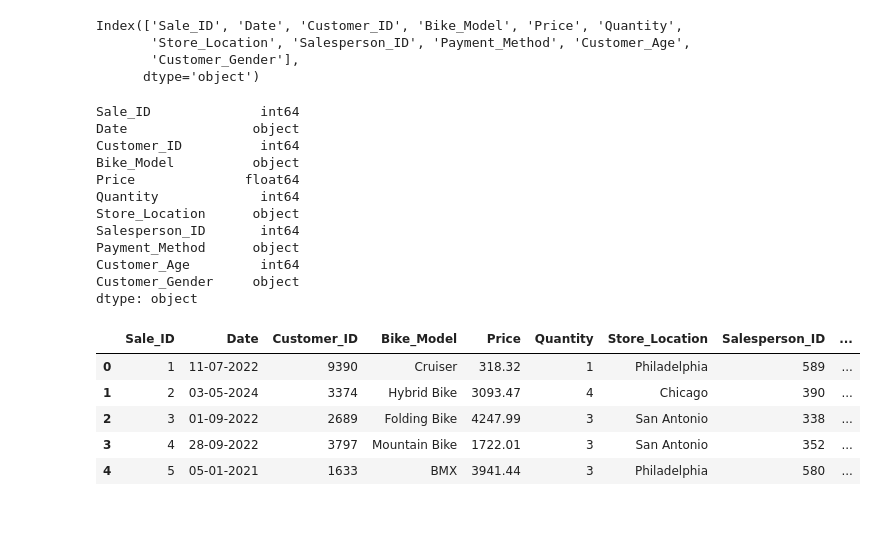
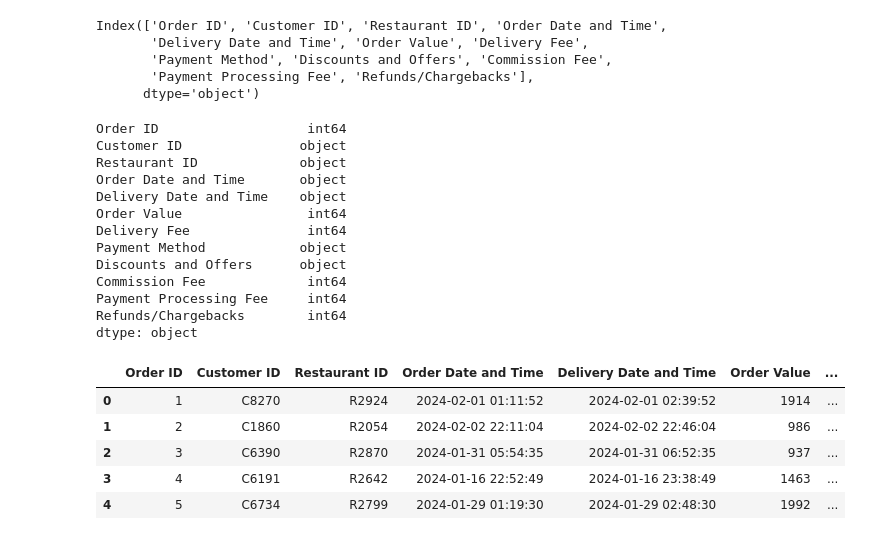
Before and after one commit to marcanthonny/projectDSML, a Jupyter notebook: kelompok5.ipynb, the cells around one changed output. Cells and saved outputs as stored; diff of their text form; code cells hidden in the pictures.

```diff
--- a/kelompok5.ipynb
+++ b/kelompok5.ipynb
@@ -17,34 +18,36 @@ from sklearn.cluster import KMeans
 # %%
-url = "https://raw.githubusercontent.com/foxbat4/dsml/refs/heads/main/bike_sales_100k.csv"
-data = pd.read_csv(url,encoding='windows-1252', delimiter=',')
+url = "https://raw.githubusercontent.com/marcanthonny/projectDSML/refs/heads/main/food_orders_new_delhi%20(1).csv"
+df = pd.read_csv(url,encoding='windows-1252', delimiter=',')
 # %%
-data.columns
+df.columns
 # %% [output]
-Index(['Sale_ID', 'Date', 'Customer_ID', 'Bike_Model', 'Price', 'Quantity',
-       'Store_Location', 'Salesperson_ID', 'Payment_Method', 'Customer_Age',
-       'Customer_Gender'],
+Index(['Order ID', 'Customer ID', 'Restaurant ID', 'Order Date and Time',
+       'Delivery Date and Time', 'Order Value', 'Delivery Fee',
+       'Payment Method', 'Discounts and Offers', 'Commission Fee',
+       'Payment Processing Fee', 'Refunds/Chargebacks'],
       dtype='object')
 # %%
-data.dtypes
+df.dtypes
 # %% [output]
-Sale_ID              int64
-Date                object
-Customer_ID          int64
-Bike_Model          object
-Price              float64
-Quantity             int64
-Store_Location      object
-Salesperson_ID       int64
-Payment_Method      object
-Customer_Age         int64
-Customer_Gender     object
+Order ID                   int64
+Customer ID               object
+Restaurant ID             object
+Order Date and Time       object
+Delivery Date and Time    object
+Order Value                int64
+Delivery Fee               int64
+Payment Method            object
+Discounts and Offers      object
+Commission Fee             int64
+Payment Processing Fee     int64
+Refunds/Chargebacks        int64
 dtype: object
 # %%
-data.head()
+df.head()
 # %% [output]
-|  | Sale_ID | Date | Customer_ID | Bike_Model | Price | Quantity | Store_Location | Salesperson_ID | ... |
-| 0 | 1 | 11-07-2022 | 9390 | Cruiser | 318.32 | 1 | Philadelphia | 589 | ... |
-| 1 | 2 | 03-05-2024 | 3374 | Hybrid Bike | 3093.47 | 4 | Chicago | 390 | ... |
-| 2 | 3 | 01-09-2022 | 2689 | Folding Bike | 4247.99 | 3 | San Antonio | 338 | ... |
-| 3 | 4 | 28-09-2022 | 3797 | Mountain Bike | 1722.01 | 3 | San Antonio | 352 | ... |
-| 4 | 5 | 05-01-2021 | 1633 | BMX | 3941.44 | 3 | Philadelphia | 580 | ... |
+|  | Order ID | Customer ID | Restaurant ID | Order Date and Time | Delivery Date and Time | Order Value | ... |
+| 0 | 1 | C8270 | R2924 | 2024-02-01 01:11:52 | 2024-02-01 02:39:52 | 1914 | ... |
+| 1 | 2 | C1860 | R2054 | 2024-02-02 22:11:04 | 2024-02-02 22:46:04 | 986 | ... |
+| 2 | 3 | C6390 | R2870 | 2024-01-31 05:54:35 | 2024-01-31 06:52:35 | 937 | ... |
+| 3 | 4 | C6191 | R2642 | 2024-01-16 22:52:49 | 2024-01-16 23:38:49 | 1463 | ... |
+| 4 | 5 | C6734 | R2799 | 2024-01-29 01:19:30 | 2024-01-29 02:48:30 | 1992 | ... |
```
Also changed, not shown: parts of 10 cells of this notebook, 2 other files.
